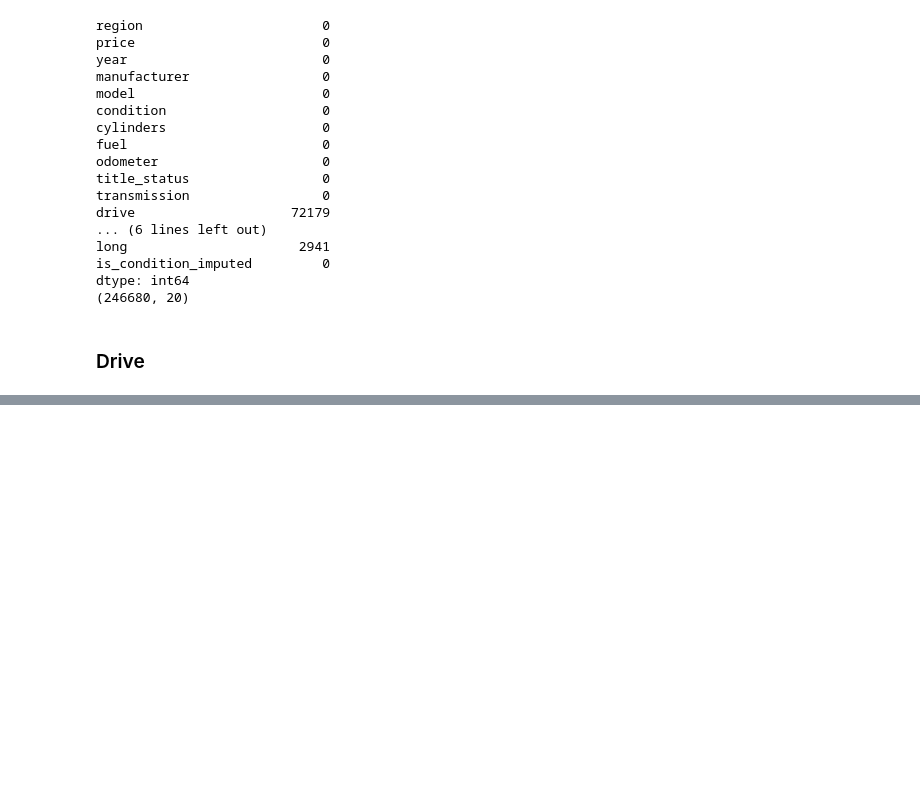
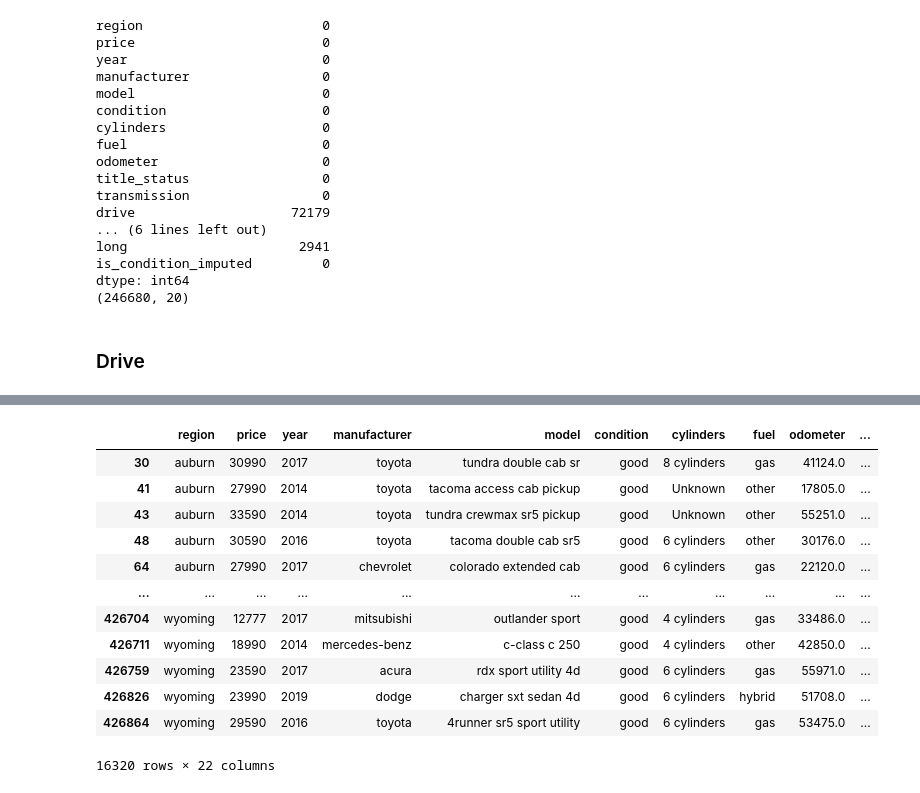
Before and after one commit to RandyTunru/Used-Cars-Exploratory-Analysis-and-Modelling, a Jupyter notebook: index.ipynb, the cells around one changed output, grey strips where cells are left out. Drawn from its saved outputs; the diff is of its cells as text; code cells hidden in the pictures; blank space fills up the shorter version.

Commit message:
docs: completed missing values imputation of 'drive' column

```diff
--- a/index.ipynb
+++ b/index.ipynb
@@ -1193,4 +1195,4 @@ dtype: int64
 # %% [markdown]
 ### Drive
 # %%
-main_dataset.drive.unique()
+unique_drive = main_dataset.drive.dropna().unique()
@@ -1198,0 +1203,9 @@ array([nan, 'rwd', '4wd', 'fwd'], dtype=object)
+# %%
+pattern = r'\b' + '|'.join(m for m in unique_drive) + r'\b'
+
+main_dataset["found_drive"] = (
+    main_dataset['description']
+    .fillna('').
+    str.lower().
+    str.findall(pattern)
+)
@@ -1198,0 +1227,19 @@ array([nan, 'rwd', '4wd', 'fwd'], dtype=object)
+# %%
+main_dataset["unique_found_drive"] = main_dataset["found_drive"].apply(lambda x: tuple(set(x)))
+# %%
+single_mention_drive = main_dataset.loc[(main_dataset.drive.isna() & (main_dataset["unique_found_drive"].apply(lambda x: len(x) == 1)))]
+single_mention_drive
+# %% [output]
+|  | region | price | year | manufacturer | model | condition | cylinders | fuel | odometer | ... |
+| 30 | auburn | 30990 | 2017 | toyota | tundra double cab sr | good | 8 cylinders | gas | 41124.0 | ... |
+| 41 | auburn | 27990 | 2014 | toyota | tacoma access cab pickup | good | Unknown | other | 17805.0 | ... |
+| 43 | auburn | 33590 | 2014 | toyota | tundra crewmax sr5 pickup | good | Unknown | other | 55251.0 | ... |
+| 48 | auburn | 30590 | 2016 | toyota | tacoma double cab sr5 | good | 6 cylinders | other | 30176.0 | ... |
+| 64 | auburn | 27990 | 2017 | chevrolet | colorado extended cab | good | 6 cylinders | gas | 22120.0 | ... |
+| ... | ... | ... | ... | ... | ... | ... | ... | ... | ... | ... |
+| 426704 | wyoming | 12777 | 2017 | mitsubishi | outlander sport | good | 4 cylinders | gas | 33486.0 | ... |
+| 426711 | wyoming | 18990 | 2014 | mercedes-benz | c-class c 250 | good | 4 cylinders | other | 42850.0 | ... |
+| 426759 | wyoming | 23590 | 2017 | acura | rdx sport utility 4d | good | 6 cylinders | gas | 55971.0 | ... |
+| 426826 | wyoming | 23990 | 2019 | dodge | charger sxt sedan 4d | good | 6 cylinders | hybrid | 51708.0 | ... |
+| 426864 | wyoming | 29590 | 2016 | toyota | 4runner sr5 sport utility | good | 6 cylinders | gas | 53475.0 | ... |
+16320 rows × 22 columns
```
Also changed, not shown: parts of 16 cells of this notebook.
